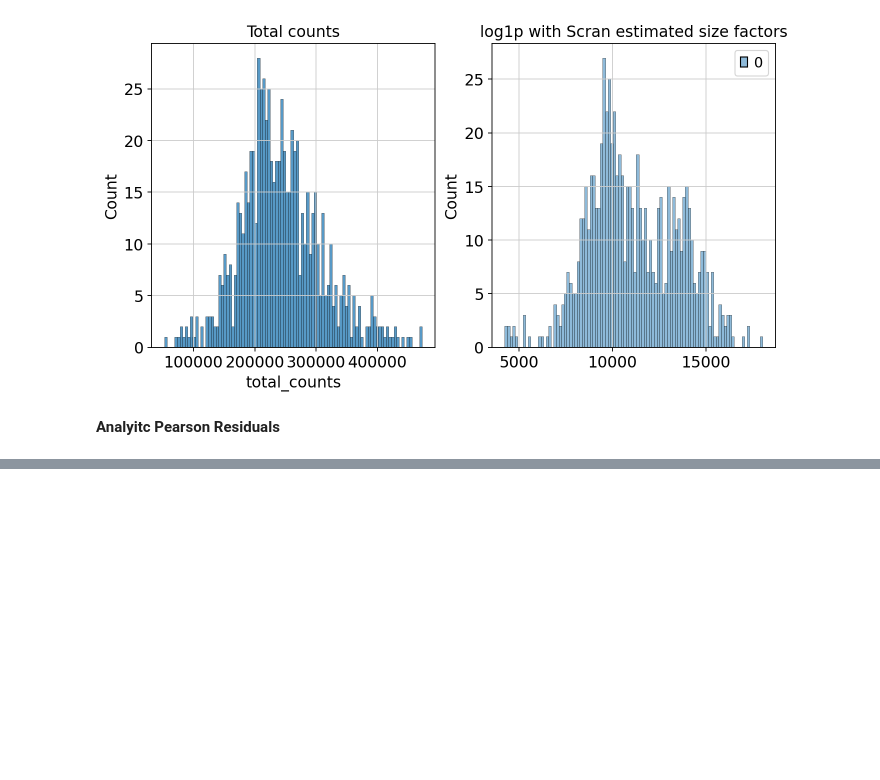
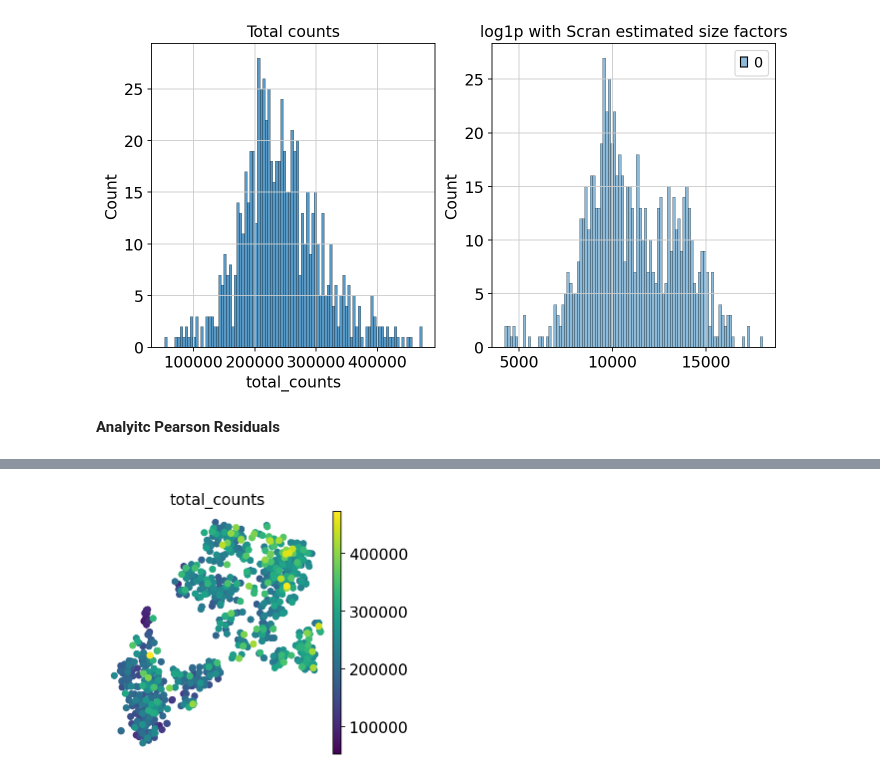
Before and after one commit to alexjimenez99/sc-RNAseq-embryos, a Jupyter notebook: scRNA_Human_Cerebral_Organoids_and_Fetal_Cortex.ipynb, the cells around one changed output, grey strips where cells are left out. Saved outputs shown, nothing was run; the diff lists cells and outputs as text; code cells hidden in the pictures; blank space fills up the shorter version.

```diff
--- a/scRNA_Human_Cerebral_Organoids_and_Fetal_Cortex.ipynb
+++ b/scRNA_Human_Cerebral_Organoids_and_Fetal_Cortex.ipynb
@@ -893,0 +1078,5 @@ ValueError: No objects to concatenate
+# %%
+sc.tl.tsne(adata_copy, use_rep="X_pca")
+sc.pl.tsne(adata_copy, color="total_counts")
+# %% [output]
+[figure, added]
```
Also changed, not shown: parts of 30 cells of this notebook.
